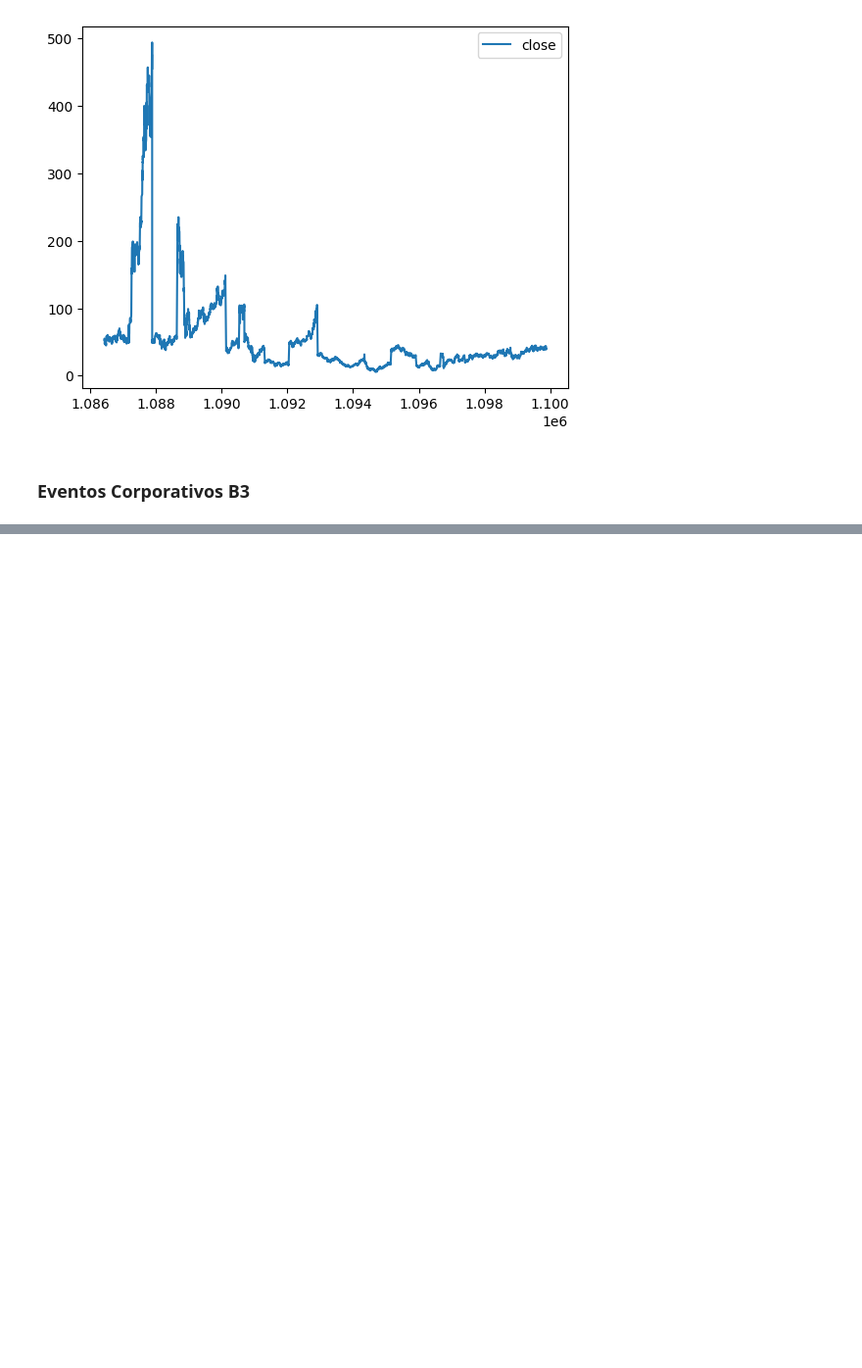
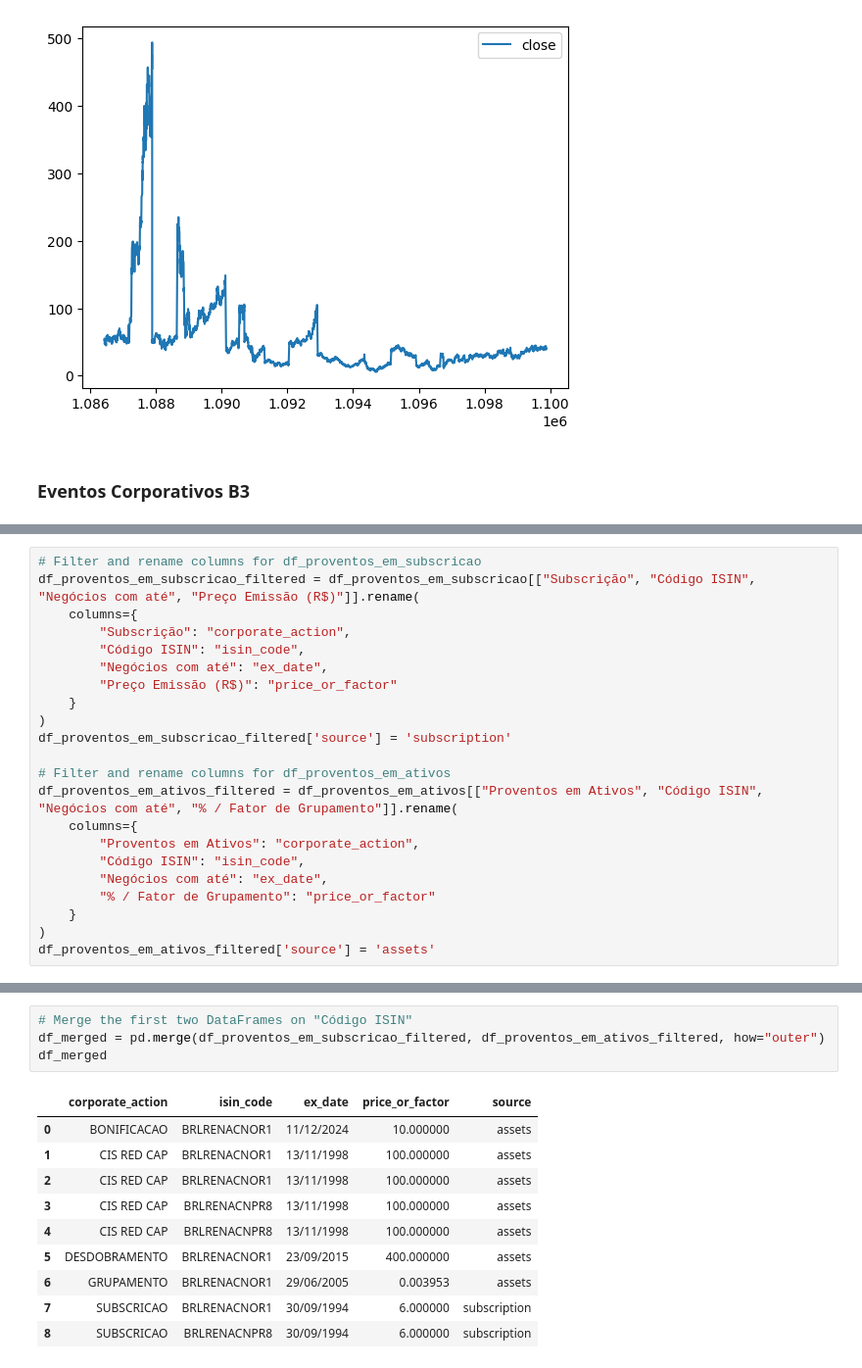
Before and after one commit to faustostangler/FLY_OLD, a Jupyter notebook: playground.ipynb, the cells around one changed output, grey strips where cells are left out. Shown at 98% size. Saved outputs shown, nothing was run; the diff lists cells and outputs as text; blank space fills up the shorter version.

```diff
--- a/playground.ipynb
+++ b/playground.ipynb
@@ -172,0 +105,22 @@ df
+# %%
+# Filter and rename columns for df_proventos_em_subscricao
+df_proventos_em_subscricao_filtered = df_proventos_em_subscricao[["Subscrição", "Código ISIN", "Negócios com até", "Preço Emissão (R$)"]].rename(
+    columns={
+        "Subscrição": "corporate_action",
+        "Código ISIN": "isin_code",
+        "Negócios com até": "ex_date",
+        "Preço Emissão (R$)": "price_or_factor"
+    }
+)
+df_proventos_em_subscricao_filtered['source'] = 'subscription'
+
+# Filter and rename columns for df_proventos_em_ativos
+df_proventos_em_ativos_filtered = df_proventos_em_ativos[["Proventos em Ativos", "Código ISIN", "Negócios com até", "% / Fator de Grupamento"]].rename(
+    columns={
+        "Proventos em Ativos": "corporate_action",
+        "Código ISIN": "isin_code",
+        "Negócios com até": "ex_date",
+        "% / Fator de Grupamento": "price_or_factor"
+    }
+)
+df_proventos_em_ativos_filtered['source'] = 'assets'
@@ -172,0 +144,15 @@ df
+# %%
+# Merge the first two DataFrames on "Código ISIN"
+df_merged = pd.merge(df_proventos_em_subscricao_filtered, df_proventos_em_ativos_filtered, how="outer")
+df_merged
+# %% [output]
+|  | corporate_action | isin_code | ex_date | price_or_factor | source |
+| 0 | BONIFICACAO | BRLRENACNOR1 | 11/12/2024 | 10.000000 | assets |
+| 1 | CIS RED CAP | BRLRENACNOR1 | 13/11/1998 | 100.000000 | assets |
+| 2 | CIS RED CAP | BRLRENACNOR1 | 13/11/1998 | 100.000000 | assets |
+| 3 | CIS RED CAP | BRLRENACNPR8 | 13/11/1998 | 100.000000 | assets |
+| 4 | CIS RED CAP | BRLRENACNPR8 | 13/11/1998 | 100.000000 | assets |
+| 5 | DESDOBRAMENTO | BRLRENACNOR1 | 23/09/2015 | 400.000000 | assets |
+| 6 | GRUPAMENTO | BRLRENACNOR1 | 29/06/2005 | 0.003953 | assets |
+| 7 | SUBSCRICAO | BRLRENACNOR1 | 30/09/1994 | 6.000000 | subscription |
+| 8 | SUBSCRICAO | BRLRENACNPR8 | 30/09/1994 | 6.000000 | subscription |
```
Also changed, not shown: parts of 14 cells of this notebook, 4 other files.
